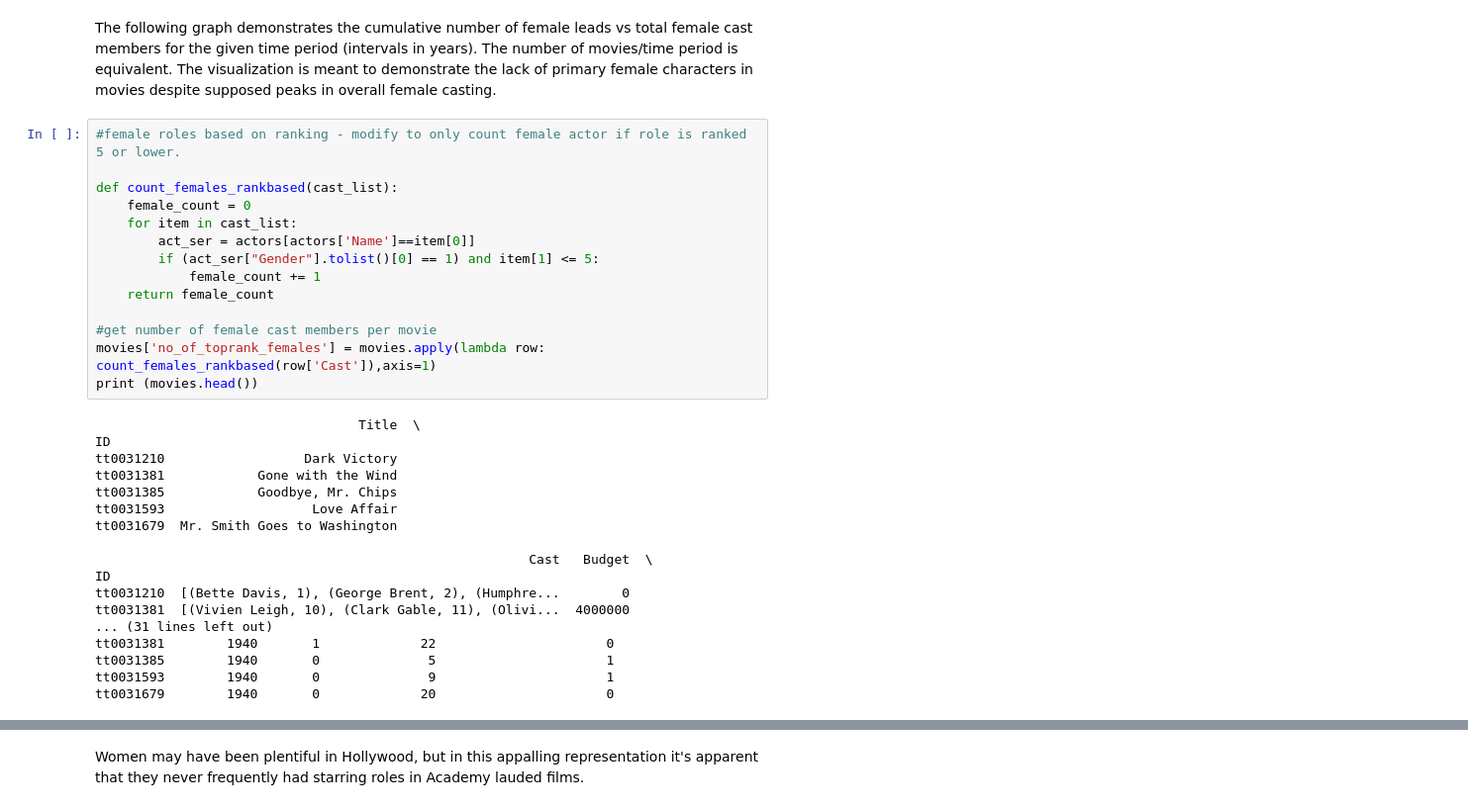
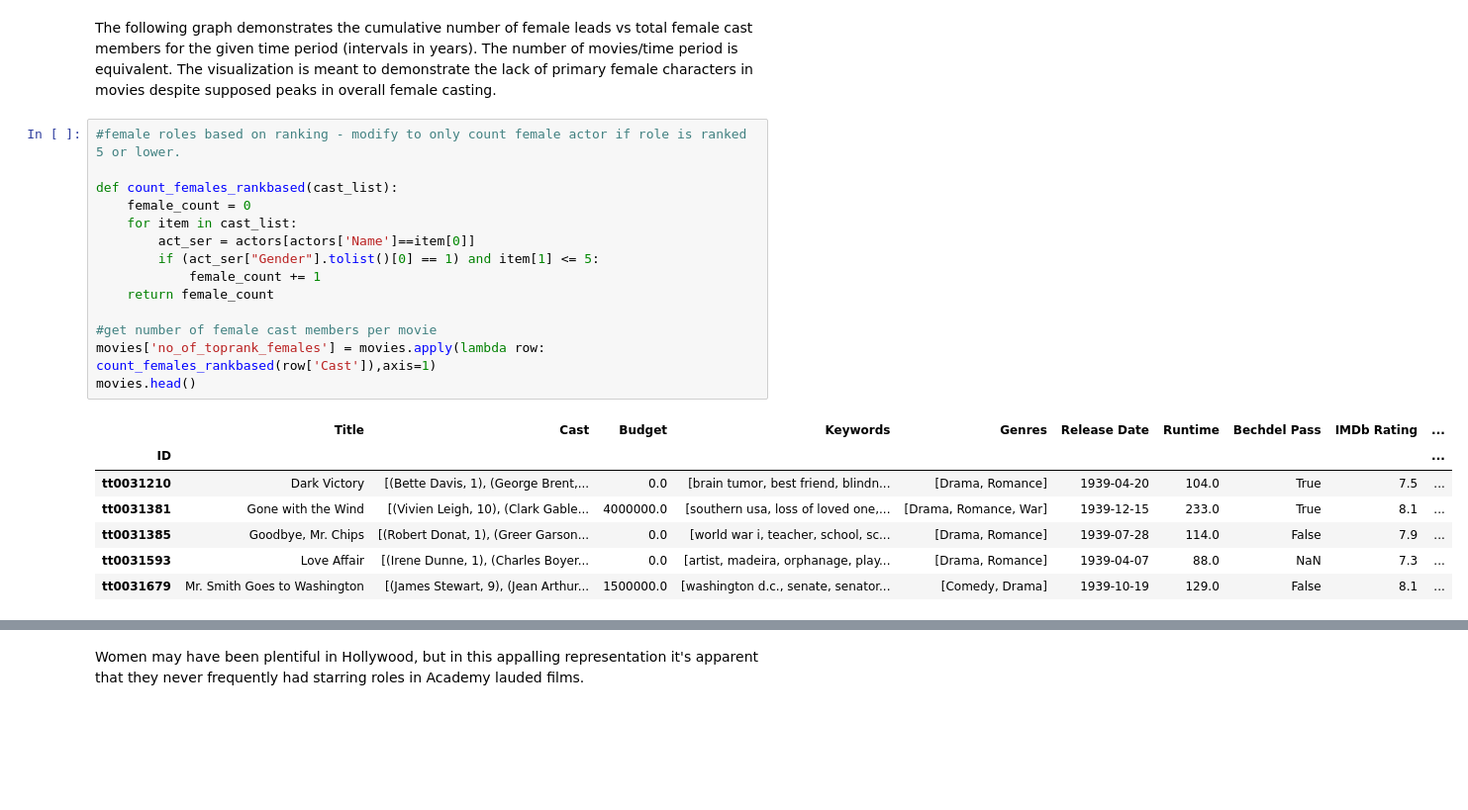
Before and after one commit to maitreyirajaram/oscar-awards-analysis, a Jupyter notebook: MovieAnalysisFinal.ipynb, the cells around one changed output, grey strips where cells are left out. Shown at 99% size. Saved outputs shown, nothing was run; the diff lists cells and outputs as text; blank space fills up the shorter version.

```diff
--- a/MovieAnalysisFinal.ipynb
+++ b/MovieAnalysisFinal.ipynb
@@ -308,35 +322,25 @@ The following graph demonstrates the cumulative number of female leads vs total
 # %%
 #female roles based on ranking - modify to only count female actor if role is ranked 5 or lower.
 
 def count_females_rankbased(cast_list):
     female_count = 0
     for item in cast_list:
         act_ser = actors[actors['Name']==item[0]]
         if (act_ser["Gender"].tolist()[0] == 1) and item[1] <= 5:
             female_count += 1
     return female_count
 
 #get number of female cast members per movie
 movies['no_of_toprank_females'] = movies.apply(lambda row: count_females_rankbased(row['Cast']),axis=1)
-print (movies.head())
+movies.head()
 # %% [output]
-                                  Title  \
-ID
-tt0031210                  Dark Victory
-tt0031381            Gone with the Wind
-tt0031385            Goodbye, Mr. Chips
-tt0031593                   Love Affair
-tt0031679  Mr. Smith Goes to Washington
-
-                                                        Cast   Budget  \
-ID
-tt0031210  [(Bette Davis, 1), (George Brent, 2), (Humphre...        0
-tt0031381  [(Vivien Leigh, 10), (Clark Gable, 11), (Olivi...  4000000
-... (31 lines left out)
-tt0031381        1940       1             22                      0
-tt0031385        1940       0              5                      1
-tt0031593        1940       0              9                      1
-tt0031679        1940       0             20                      0
+|  | Title | Cast | Budget | Keywords | Genres | Release Date | Runtime | Bechdel Pass | IMDb Rating | ... |
+| ID |  |  |  |  |  |  |  |  |  | ... |
+| tt0031210 | Dark Victory | [(Bette Davis, 1), (George Brent,... | 0.0 | [brain tumor, best friend, blindn... | [Drama, Romance] | 1939-04-20 | 104.0 | True | 7.5 | ... |
+| tt0031381 | Gone with the Wind | [(Vivien Leigh, 10), (Clark Gable... | 4000000.0 | [southern usa, loss of loved one,... | [Drama, Romance, War] | 1939-12-15 | 233.0 | True | 8.1 | ... |
+| tt0031385 | Goodbye, Mr. Chips | [(Robert Donat, 1), (Greer Garson... | 0.0 | [world war i, teacher, school, sc... | [Drama, Romance] | 1939-07-28 | 114.0 | False | 7.9 | ... |
+| tt0031593 | Love Affair | [(Irene Dunne, 1), (Charles Boyer... | 0.0 | [artist, madeira, orphanage, play... | [Drama, Romance] | 1939-04-07 | 88.0 | NaN | 7.3 | ... |
+| tt0031679 | Mr. Smith Goes to Washington | [(James Stewart, 9), (Jean Arthur... | 1500000.0 | [washington d.c., senate, senator... | [Comedy, Drama] | 1939-10-19 | 129.0 | False | 8.1 | ... |
 # %%
 fem_graph=movies[['Award Year','no_of_toprank_females','no_of_females']]
 
```
Also changed, not shown: parts of 20 cells of this notebook.
